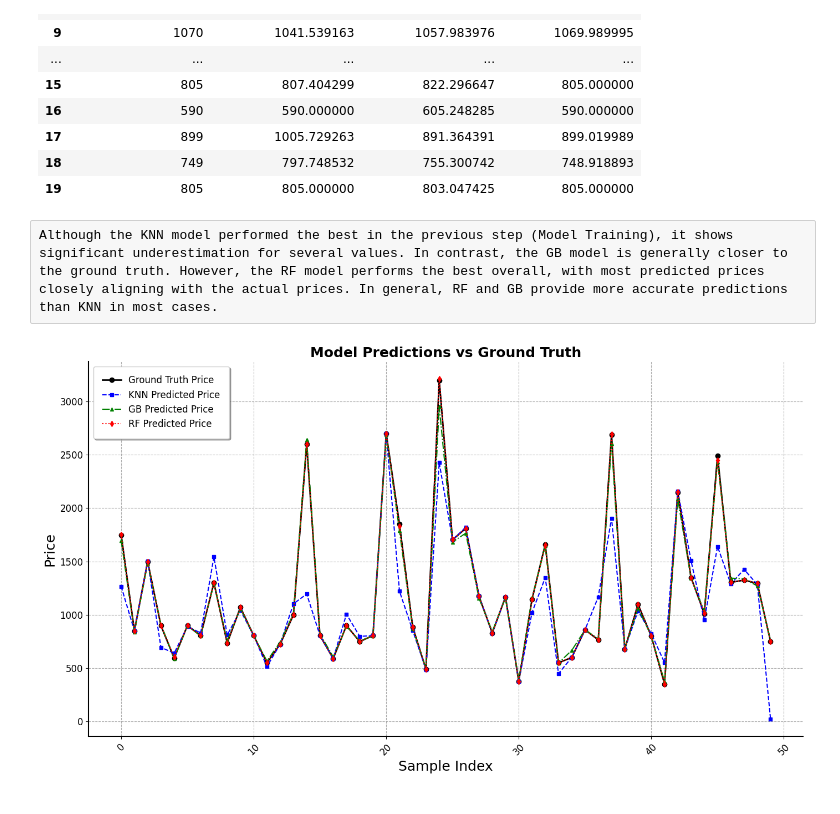
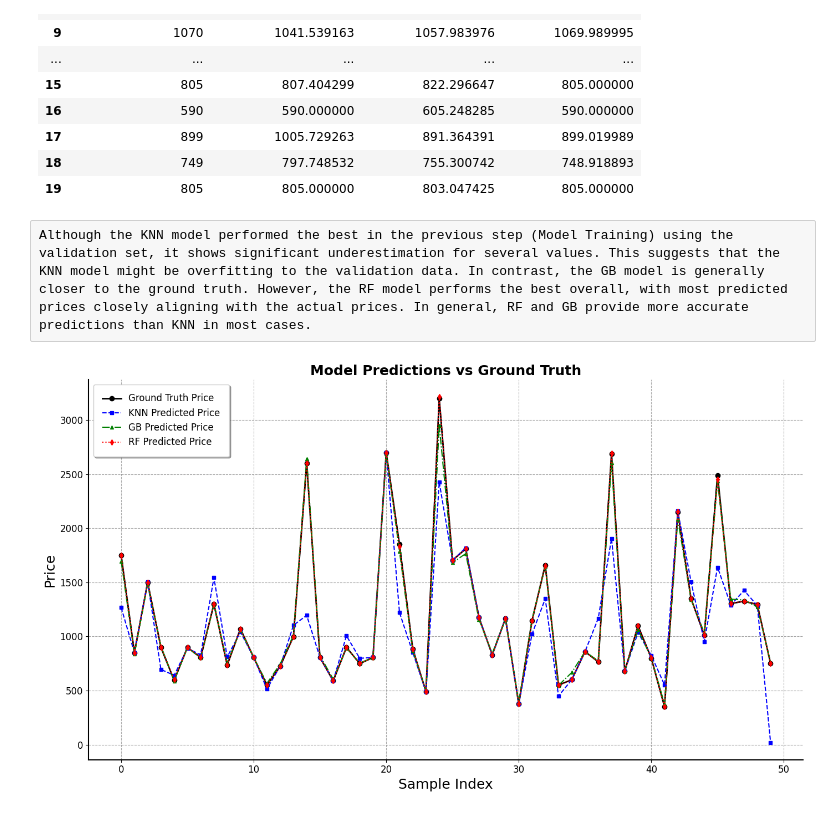
Before and after one commit to hdoo7/ml_price_prediction, a Jupyter notebook: code/rent_prediction.ipynb, the cells around one changed output. Saved outputs shown, nothing was run; the diff lists cells and outputs as text; code cells hidden in the pictures.

```diff
--- a/code/rent_prediction.ipynb
+++ b/code/rent_prediction.ipynb
@@ -308,7 +308,7 @@ Sample Predictions from All Models:
 | 18 | 749 | 797.748532 | 755.300742 | 748.918893 |
 | 19 | 805 | 805.000000 | 803.047425 | 805.000000 |
 # %% [raw]
-Although the KNN model performed the best in the previous step (Model Training), it shows significant underestimation for several values. In contrast, the GB model is generally closer to the ground truth. However, the RF model performs the best overall, with most predicted prices closely aligning with the actual prices. In general, RF and GB provide more accurate predictions than KNN in most cases.
+Although the KNN model performed the best in the previous step (Model Training) using the validation set, it shows significant underestimation for several values. This suggests that the KNN model might be overfitting to the validation data. In contrast, the GB model is generally closer to the ground truth. However, the RF model performs the best overall, with most predicted prices closely aligning with the actual prices. In general, RF and GB provide more accurate predictions than KNN in most cases.
 # %%
 import matplotlib.pyplot as plt
 
@@ -344,32 +344,32 @@ plt.plot(
     linewidth=1.5
 )
 plt.plot(
     range(50),
     comparison['RF Predicted Price'][:50],
     label='RF Predicted Price',
     marker='d',
     linestyle=':',
     color='red',
     markersize=5,
     linewidth=1.5
 )
 
 plt.title('Model Predictions vs Ground Truth', fontsize=18, fontweight='bold')
 plt.xlabel('Sample Index', fontsize=18)
 plt.ylabel('Price', fontsize=18)
 plt.legend(fontsize=12, loc='upper left', frameon=True, shadow=True, fancybox=True, borderpad=1)
 plt.grid(color='gray', linestyle='--', linewidth=0.8, alpha=0.7)
-plt.xticks(fontsize=12, rotation=45)
+plt.xticks(fontsize=12)
 plt.yticks(fontsize=12)
 
 plt.gca().spines['top'].set_visible(False)
 plt.gca().spines['right'].set_visible(False)
 plt.gca().spines['left'].set_linewidth(1.5)
 plt.gca().spines['bottom'].set_linewidth(1.5)
 
 plt.tight_layout()
 plt.savefig('../figures/model_predictions_comparison.png', dpi=300, bbox_inches='tight')
 
 plt.show()
 # %% [output]
-[figure, old version]
+[figure, new version]
```
Also changed, not shown: 1 other file.
